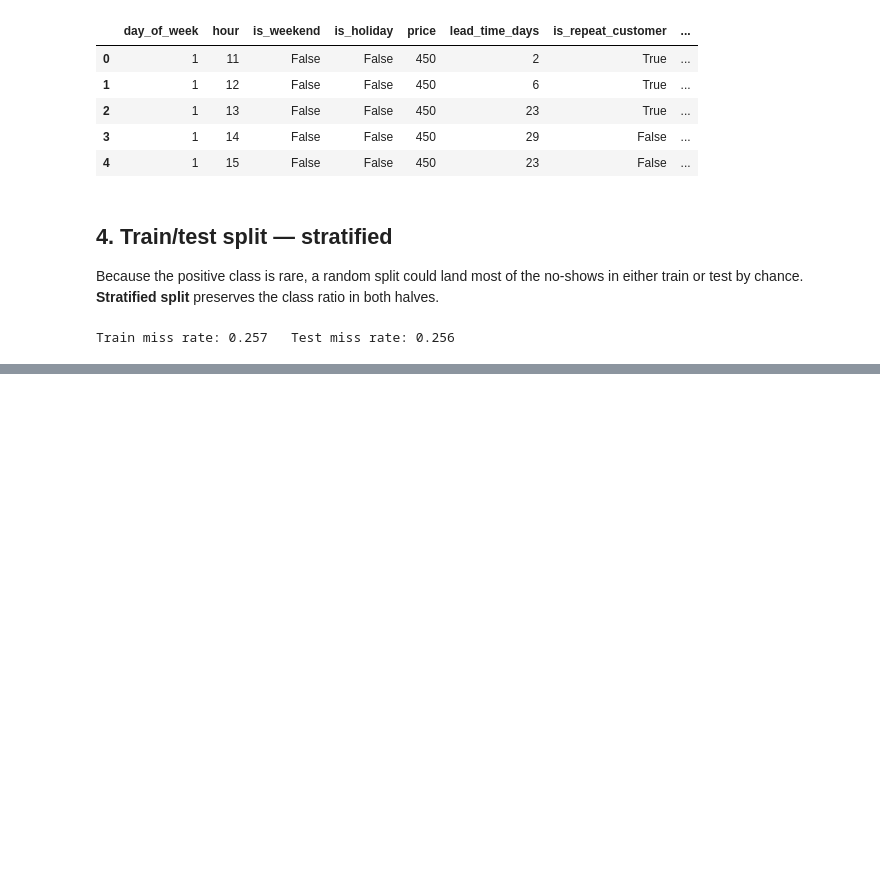
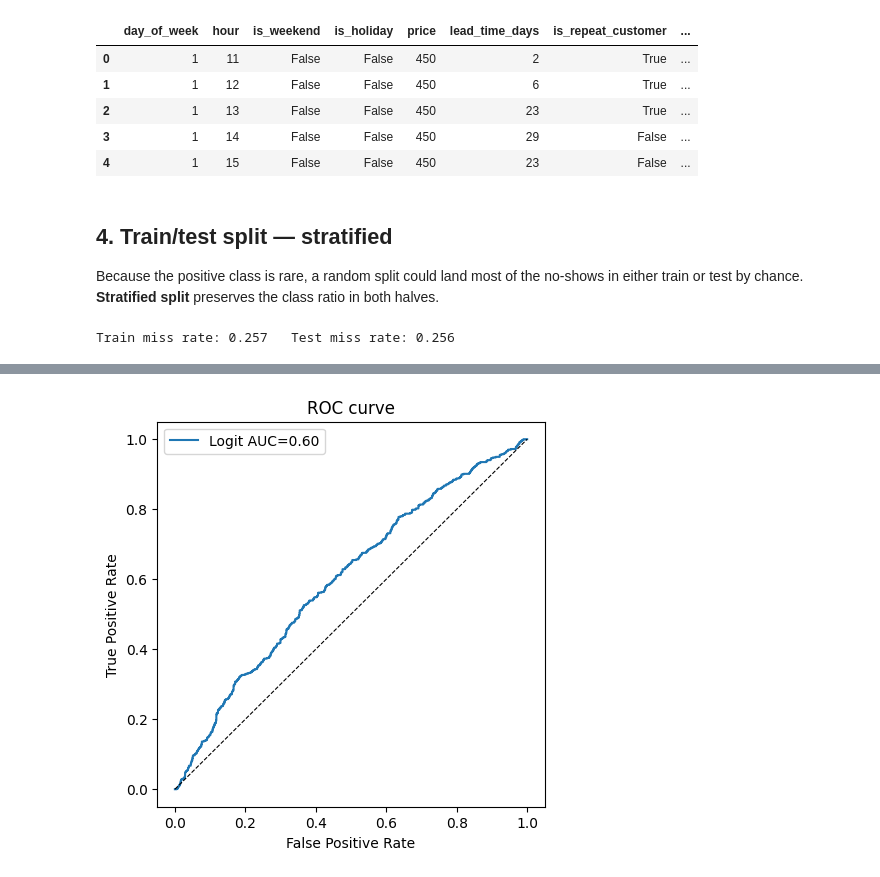
Before and after one commit to QuadrupleBeansStars/zpots, a Jupyter notebook: ml/notebooks/02_no_show_prediction.ipynb, the cells around one changed output, grey strips where cells are left out. Drawn from its saved outputs; the diff is of its cells as text; code cells hidden in the pictures; blank space fills up the shorter version.

Commit message:
feat(ml): notebook 2 sections 6-7 (logistic baseline + coefs)
Co-Authored-By: Claude Sonnet 4.6 <noreply@anthropic.com>

```diff
--- a/ml/notebooks/02_no_show_prediction.ipynb
+++ b/ml/notebooks/02_no_show_prediction.ipynb
@@ -106,0 +120,19 @@ Train miss rate: 0.257   Test miss rate: 0.256
+# %%
+from sklearn.linear_model import LogisticRegression
+from sklearn.metrics import (
+    confusion_matrix, classification_report, roc_auc_score, roc_curve
+)
+from sklearn.preprocessing import StandardScaler
+
+scaler = StandardScaler()
+X_train_s = scaler.fit_transform(X_train)
+X_test_s  = scaler.transform(X_test)
+
+logit = LogisticRegression(max_iter=1000, class_weight="balanced")
+logit.fit(X_train_s, y_train)
+pred_logit = logit.predict(X_test_s)
+prob_logit = logit.predict_proba(X_test_s)[:, 1]
+
+print("Confusion matrix:\n", confusion_matrix(y_test, pred_logit))
+print("\n", classification_report(y_test, pred_logit, target_names=["showed","missed"]))
+print(f"ROC AUC: {roc_auc_score(y_test, prob_logit):.3f}")
@@ -106,0 +154,9 @@ Train miss rate: 0.257   Test miss rate: 0.256
+# %%
+fpr, tpr, _ = roc_curve(y_test, prob_logit)
+plt.figure(figsize=(5,5))
+plt.plot(fpr, tpr, label=f"Logit AUC={roc_auc_score(y_test, prob_logit):.2f}")
+plt.plot([0,1],[0,1],"k--", lw=0.8)
+plt.xlabel("False Positive Rate"); plt.ylabel("True Positive Rate")
+plt.title("ROC curve"); plt.legend(); plt.show()
+# %% [output]
+[figure, added]
```
Also changed, not shown: parts of 5 cells of this notebook, 1 other file.
